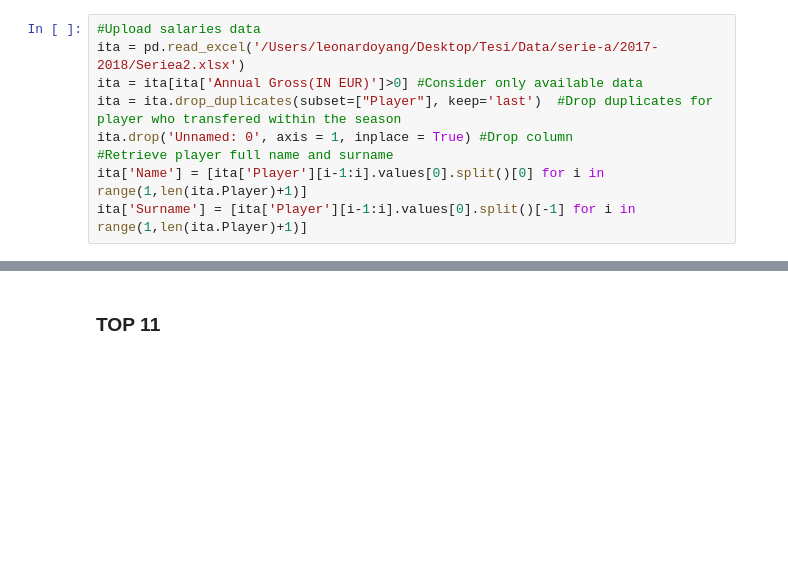
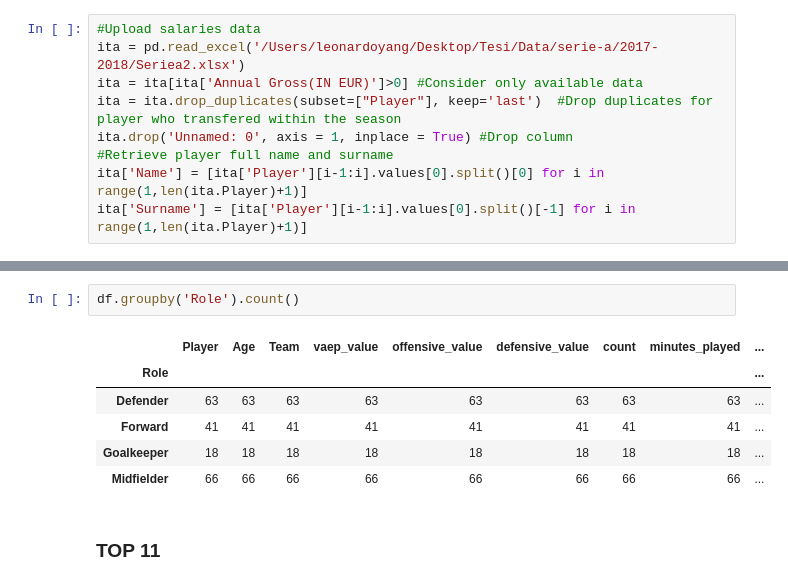
Before and after one commit to leonardoy99/Thesis_Moneyball, a Jupyter notebook: Code/Atomic_SPADL_ITA.ipynb, the cells around one changed output, grey strips where cells are left out. Saved outputs shown, nothing was run; the diff lists cells and outputs as text; blank space fills up the shorter version.

```diff
--- a/Code/Atomic_SPADL_ITA.ipynb
+++ b/Code/Atomic_SPADL_ITA.ipynb
@@ -569,3 +640,12 @@ df.groupby('Role').agg(['mean']).iloc[:2][['vaep_value','vaep_rating','Salary','
+# %%
+df.groupby('Role').count()
+# %% [output]
+|  | Player | Age | Team | vaep_value | offensive_value | defensive_value | count | minutes_played | ... |
+| Role |  |  |  |  |  |  |  |  | ... |
+| Defender | 63 | 63 | 63 | 63 | 63 | 63 | 63 | 63 | ... |
+| Forward | 41 | 41 | 41 | 41 | 41 | 41 | 41 | 41 | ... |
+| Goalkeeper | 18 | 18 | 18 | 18 | 18 | 18 | 18 | 18 | ... |
+| Midfielder | 66 | 66 | 66 | 66 | 66 | 66 | 66 | 66 | ... |
 # %% [markdown]
 ### TOP 11
 # %%
```
Also changed, not shown: parts of 19 cells of this notebook, 4 other files.
